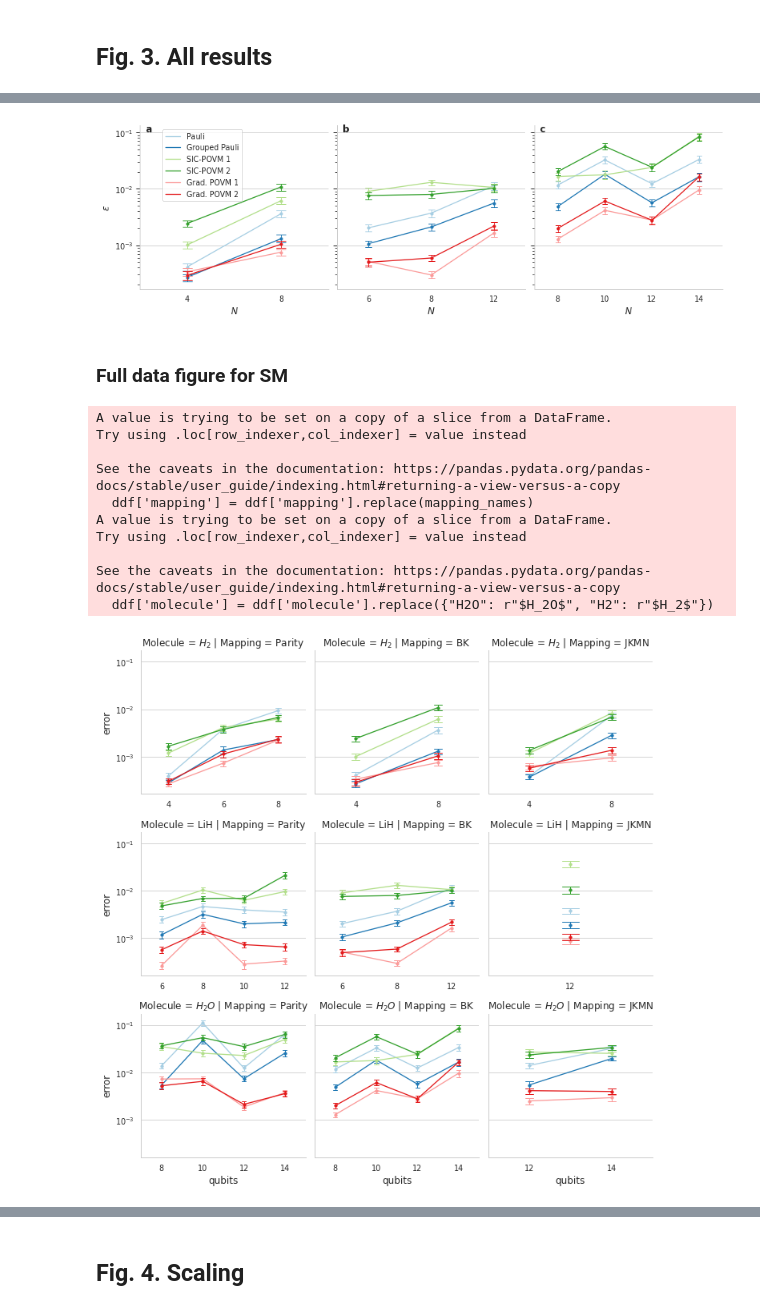
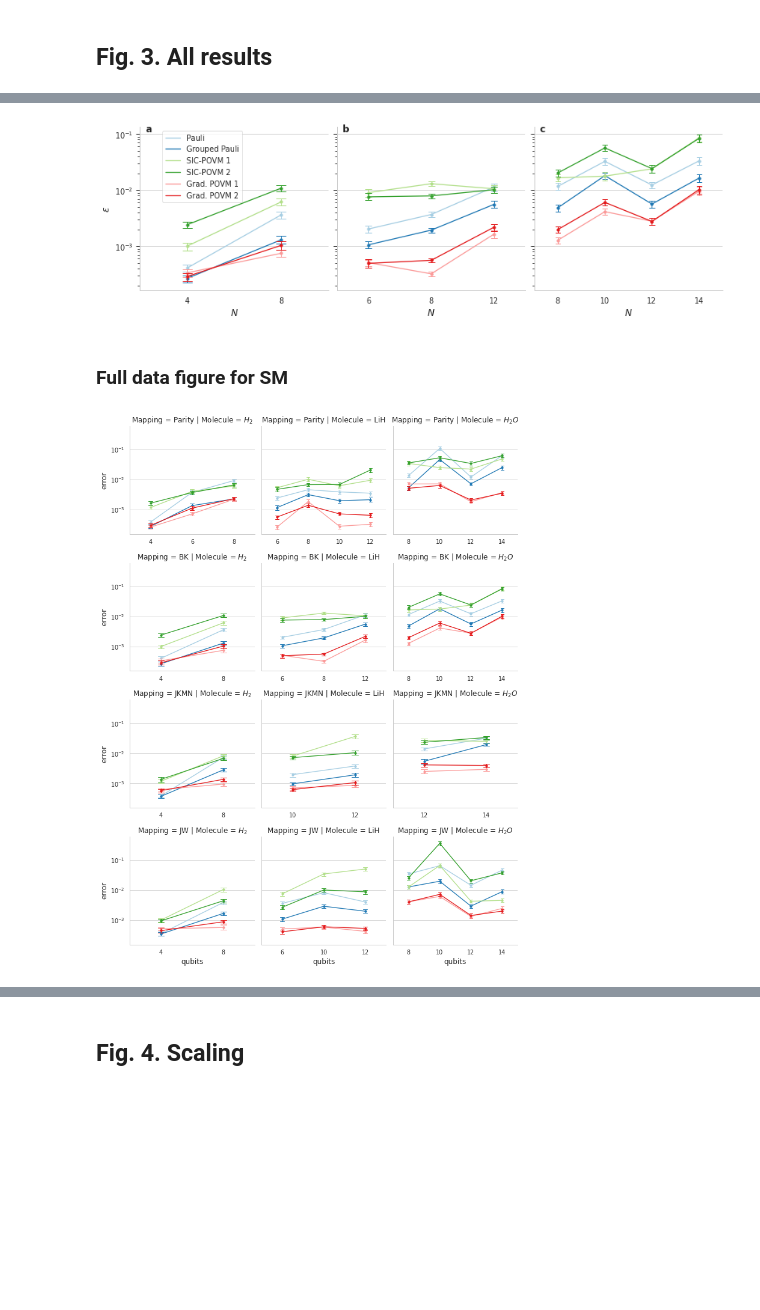
Before and after one commit to matteoacrossi/adapt_ic-povm, a Jupyter notebook: Figures.ipynb, the cells around one changed output, grey strips where cells are left out. Cells and saved outputs as stored; diff of their text form; code cells hidden in the pictures; blank space fills up the shorter version.

Commit message:
Updated Figures file for resub

```diff
--- a/Figures.ipynb
+++ b/Figures.ipynb
@@ -83,10 +39,7 @@ def format_axes(axes, position=(-.1, 1.02), shift=0):
 ## Fig. 2. Adaptive measurement
 # %%
 # Data loading
-df = pd.read_feather('data/data_jw.feather')
-#df2 = pd.read_feather('data/chemistry_neven.feather')
-#df = pd.concat((df, df2), ignore_index=True)
-
+df = pd.read_feather('data/chemistry.feather')
 # Show the molecules contained in the datset
 
 df[['name', 'molecule', 'mapping', 'qubits', 'two_qubit_reduction', 'freeze_core',  'z2symmetry_reduction']].drop_duplicates(subset=['name']).sort_values(by=['molecule', 'mapping', 'qubits'])
@@ -274,9 +224,7 @@ plt.savefig(f'figures/fig2d-f.pdf', bbox_inches='tight')
 ## Fig. 3. All results
 # %%
 # Data loading
-df = pd.read_feather('data/chemistry_final.feather')
-#df2 = pd.read_feather('data/chemistry_neven.feather')
-#df = pd.concat((df, df2), ignore_index=True)
+df = pd.read_feather('data/chemistry.feather')
 # %%
 # Data processing
 df['method'] = df['method'].replace(method_names)
@@ -342,52 +268,42 @@ g.axes[0][0].set_ylabel(r'$\epsilon$')
 #g.axes[0][2].legend(g.axes[0][2].lines[::13], method_order, loc='lower right')
 
 g.axes[0][0].legend(g.axes[0][2].lines[::13], method_order, loc='upper left', bbox_to_anchor=(0.1, 1))
-format_axes(g.axes[0], position=(.03, .96))
+format_axes(g.axes[0], position=(.03, .97))
 plt.savefig('figures/fig3.pdf', bbox_inches='tight')
 # %% [output]
-[figure, old version]
+[figure, new version]
 # %% [markdown]
 ### Full data figure for SM
 # %%
 #sns.set_style("whitegrid")
 
 sns.set_context("paper", font_scale=1.1, rc={'axes.labelsize': 12})
 ddf = df.query('shots > 999000')
 
 ddf['mapping'] = ddf['mapping'].replace(mapping_names)
 ddf['molecule'] = ddf['molecule'].replace({"H2O": r"$H_2O$", "H2": r"$H_2$"})
 
 ddf = ddf.rename(columns={"method": "Method", 'molecule': "Molecule", 'mapping': 'Mapping'})
 g = sns.catplot(
     data=ddf,
-    row='Molecule',
-    row_order=[r'$H_2$', 'LiH', r"$H_2O$"],
-    col='Mapping',
-    col_order=['Parity', 'BK', 'JKMN'],
+    col='Molecule',
+    col_order=[r'$H_2$', 'LiH', r"$H_2O$"],
+    row='Mapping',
+    row_order=['Parity', 'BK', 'JKMN', 'JW'],
     x="qubits", y="error",
     hue="Method",
     sharex=False,
     hue_order=method_order,
     palette='Paired',#dodge=True,
     height=3.2,
     aspect=1,
     scale=.6,
     capsize=.1,
     errwidth=1,legend=False,
     kind='point', join=True
     ).set(yscale='log')#, ylim=[8e-5, 1.5e-1])
 # %% [output]
-A value is trying to be set on a copy of a slice from a DataFrame.
-Try using .loc[row_indexer,col_indexer] = value instead
-
-See the caveats in the documentation: https://pandas.pydata.org/pandas-docs/stable/user_guide/indexing.html#returning-a-view-versus-a-copy
-  ddf['mapping'] = ddf['mapping'].replace(mapping_names)
-A value is trying to be set on a copy of a slice from a DataFrame.
-Try using .loc[row_indexer,col_indexer] = value instead
-
-See the caveats in the documentation: https://pandas.pydata.org/pandas-docs/stable/user_guide/indexing.html#returning-a-view-versus-a-copy
-  ddf['molecule'] = ddf['molecule'].replace({"H2O": r"$H_2O$", "H2": r"$H_2$"})
-[figure, old version]
+[figure, new version]
 # %%
 # Figure postprocessing
 for a in g.axes:
```
Also changed, not shown: parts of 17 cells of this notebook.
